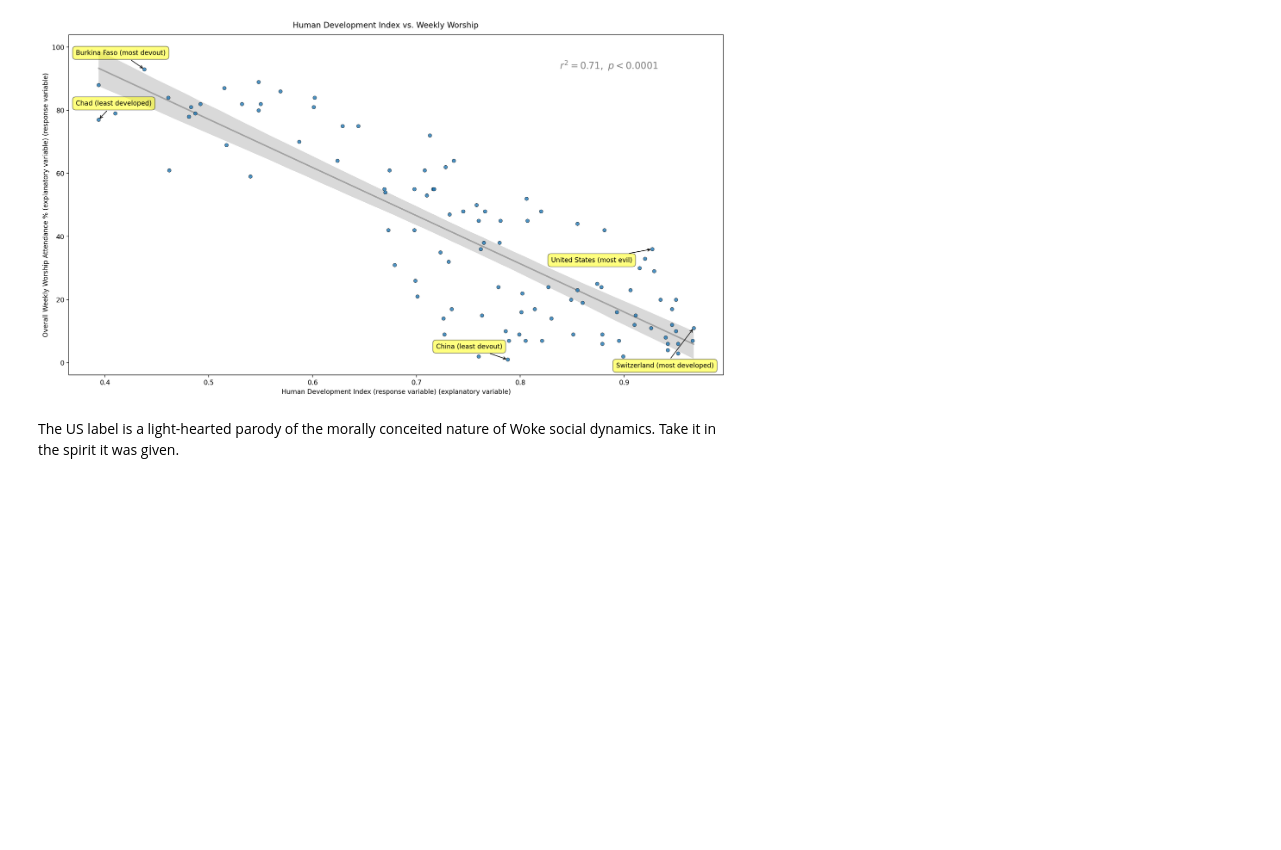
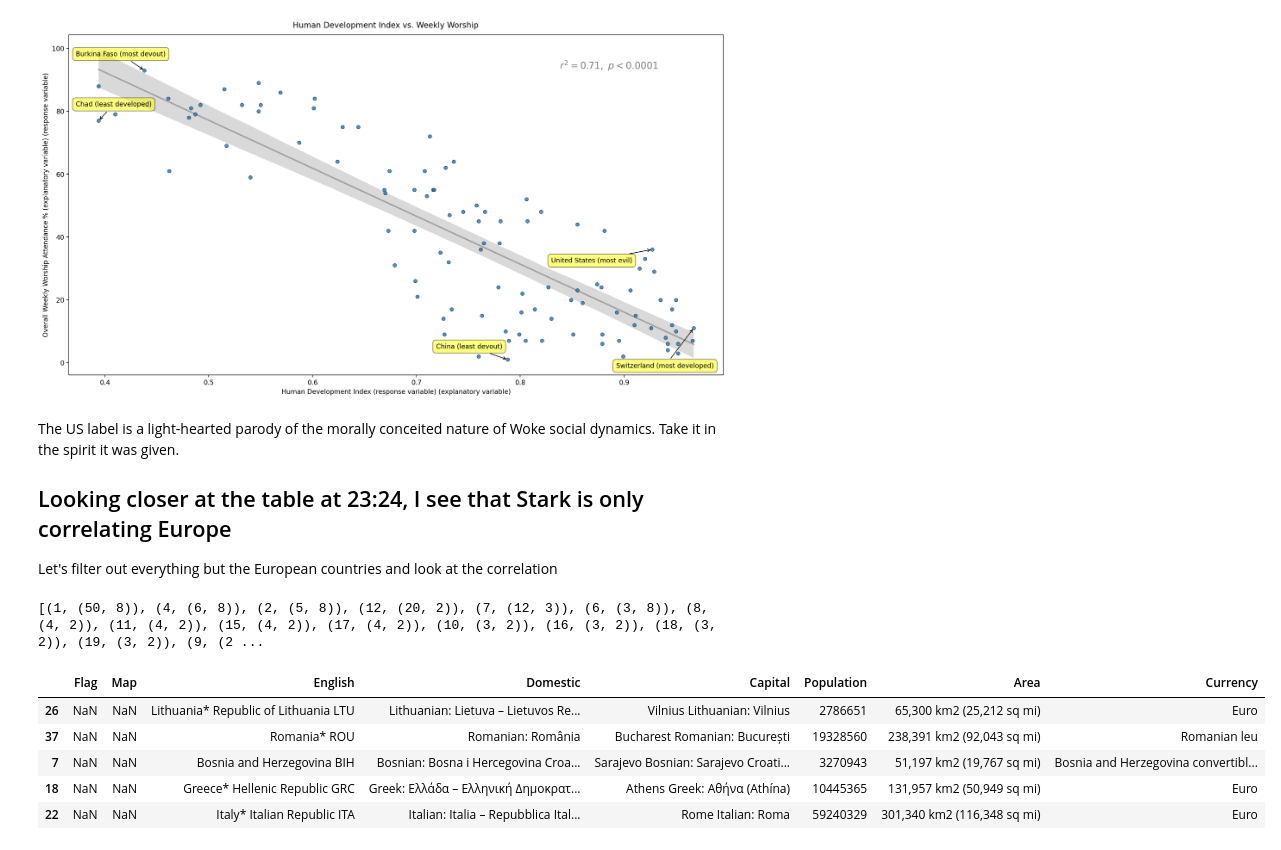
Before and after one commit to dbabbitt/StatsByCountry, a Jupyter notebook: scatterplots/Weekly Worship vs Human Development Index.ipynb, the cells around one changed output. Saved outputs shown, nothing was run; the diff lists cells and outputs as text; code cells hidden in the pictures; blank space fills up the shorter version.

```diff
--- a/scatterplots/Weekly Worship vs Human Development Index.ipynb
+++ b/scatterplots/Weekly Worship vs Human Development Index.ipynb
@@ -162,3 +162,26 @@ fig = nu.first_order_linear_scatterplot(
 # %% [markdown]
 
 The US label is a light-hearted parody of the morally conceited nature of Woke social dynamics. Take it in the spirit it was given.
+
+## Looking closer at the table at 23:24, I see that Stark is only correlating Europe
+Let's filter out everything but the European countries and look at the correlation
+# %%
+
+# Get list of European countries
+url = 'https://en.wikipedia.org/wiki/List_of_sovereign_states_and_dependent_territories_in_Europe'
+table_dfs_list = nu.get_page_tables(url)
+# %% [output]
+[(1, (50, 8)), (4, (6, 8)), (2, (5, 8)), (12, (20, 2)), (7, (12, 3)), (6, (3, 8)), (8, (4, 2)), (11, (4, 2)), (15, (4, 2)), (17, (4, 2)), (10, (3, 2)), (16, (3, 2)), (18, (3, 2)), (19, (3, 2)), (9, (2 ...
+# %%
+
+# Grab the largest table and clean it up
+europe_df = table_dfs_list[1].copy()
+europe_df.columns = ['Flag', 'Map', 'English', 'Domestic', 'Capital', 'Population', 'Area', 'Currency']
+europe_df.sample(5)
+# %% [output]
+|  | Flag | Map | English | Domestic | Capital | Population | Area | Currency |
+| 26 | NaN | NaN | Lithuania* Republic of Lithuania LTU | Lithuanian: Lietuva – Lietuvos Re... | Vilnius Lithuanian: Vilnius | 2786651 | 65,300 km2 (25,212 sq mi) | Euro |
+| 37 | NaN | NaN | Romania* ROU | Romanian: România | Bucharest Romanian: București | 19328560 | 238,391 km2 (92,043 sq mi) | Romanian leu |
+| 7 | NaN | NaN | Bosnia and Herzegovina BIH | Bosnian: Bosna i Hercegovina Croa... | Sarajevo Bosnian: Sarajevo Croati... | 3270943 | 51,197 km2 (19,767 sq mi) | Bosnia and Herzegovina convertibl... |
+| 18 | NaN | NaN | Greece* Hellenic Republic GRC | Greek: Ελλάδα – Ελληνική Δημοκρατ... | Athens Greek: Αθήνα (Athína) | 10445365 | 131,957 km2 (50,949 sq mi) | Euro |
+| 22 | NaN | NaN | Italy* Italian Republic ITA | Italian: Italia – Repubblica Ital... | Rome Italian: Roma | 59240329 | 301,340 km2 (116,348 sq mi) | Euro |
```
Also changed, not shown: parts of 5 cells of this notebook.
